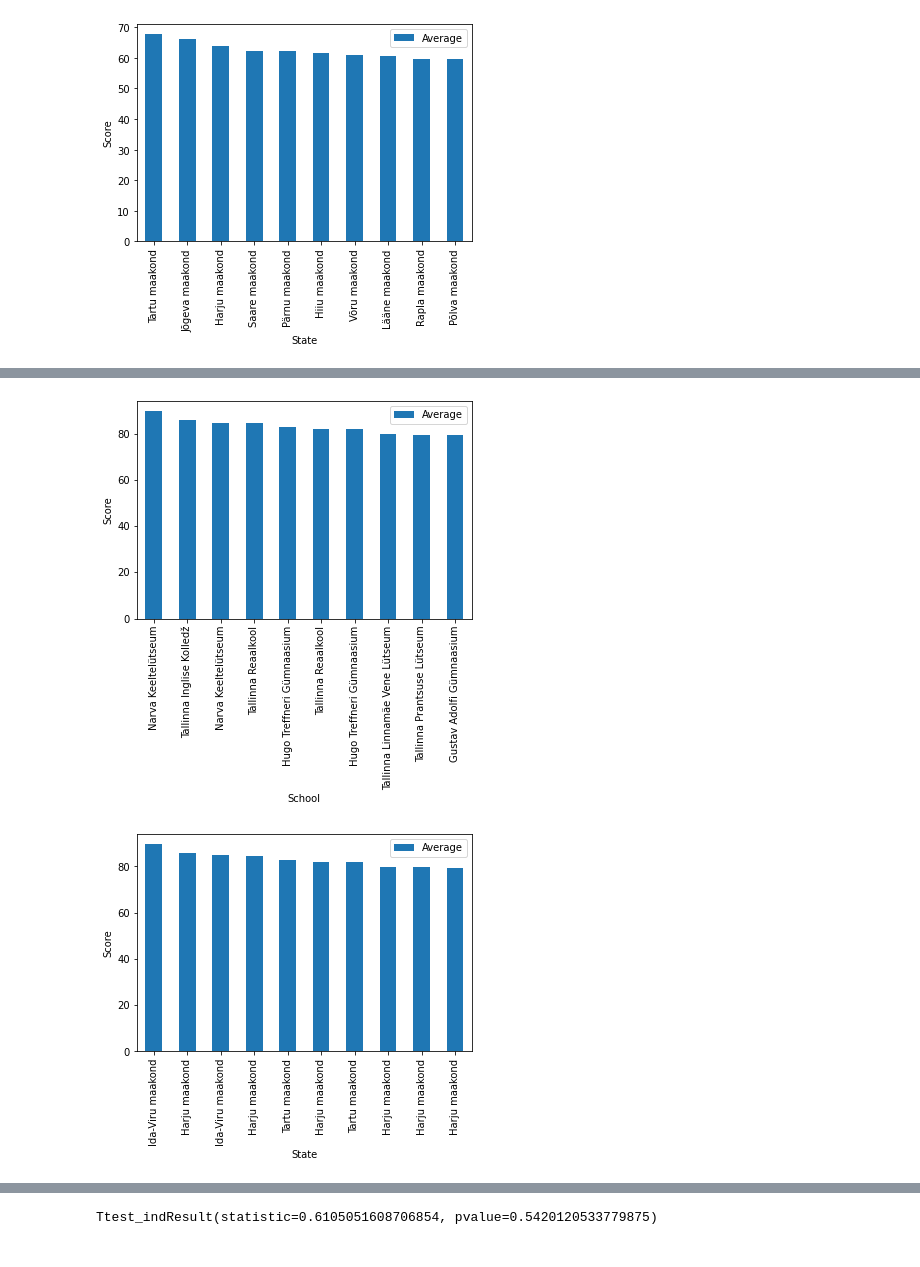
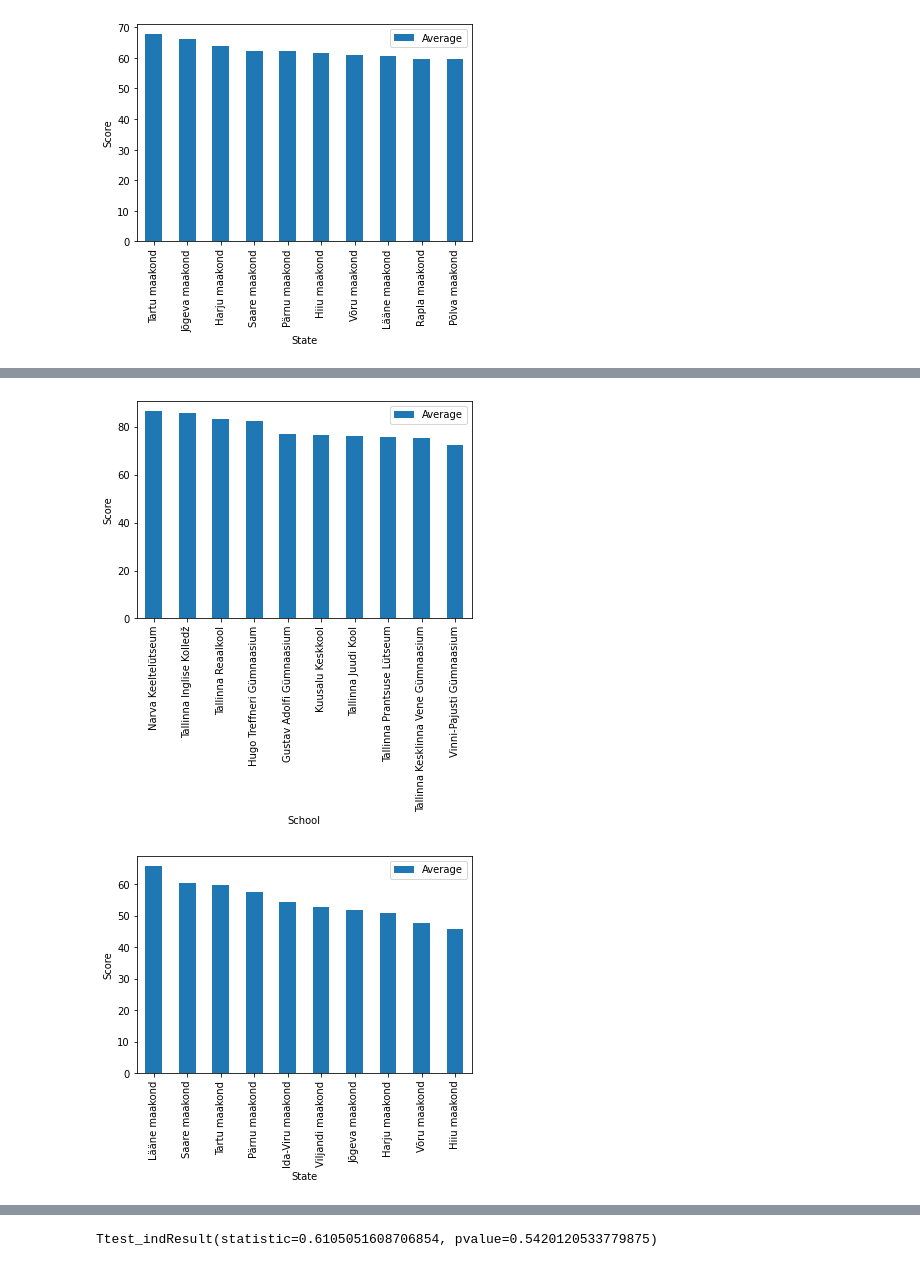
Before and after one commit to BrandonLoorits/Data-Science-Project-, a Jupyter notebook: Project/Project_C16.ipynb, the cells around one changed output, grey strips where cells are left out. Cells and saved outputs as stored; diff of their text form; code cells hidden in the pictures.

```diff
--- a/Project/Project_C16.ipynb
+++ b/Project/Project_C16.ipynb
@@ -241,16 +241,16 @@ state.legend(["Average"]);
 # %%
-school = BestSchool(Math2019A)
-state = BestState(Math2019A)
+school = BestSchool(Math2019A_Schools)
+state = BestState(Math2019A_States)
 
 school = school.plot(x ='Õppeasutus', y='Keskmine', kind='bar')
 school.set_xlabel("School")
 school.set_ylabel("Score")
 school.legend(["Average"]);
 state = state.plot(x ='Maakond', y='Keskmine', kind='bar')
 state.set_xlabel("State")
 state.set_ylabel("Score")
 state.legend(["Average"]);
 # %% [output]
-[figure, old version]
+[figure, new version]
-[figure, old version]
+[figure, new version]
 # %%
```
Also changed, not shown: parts of 8 cells of this notebook.
